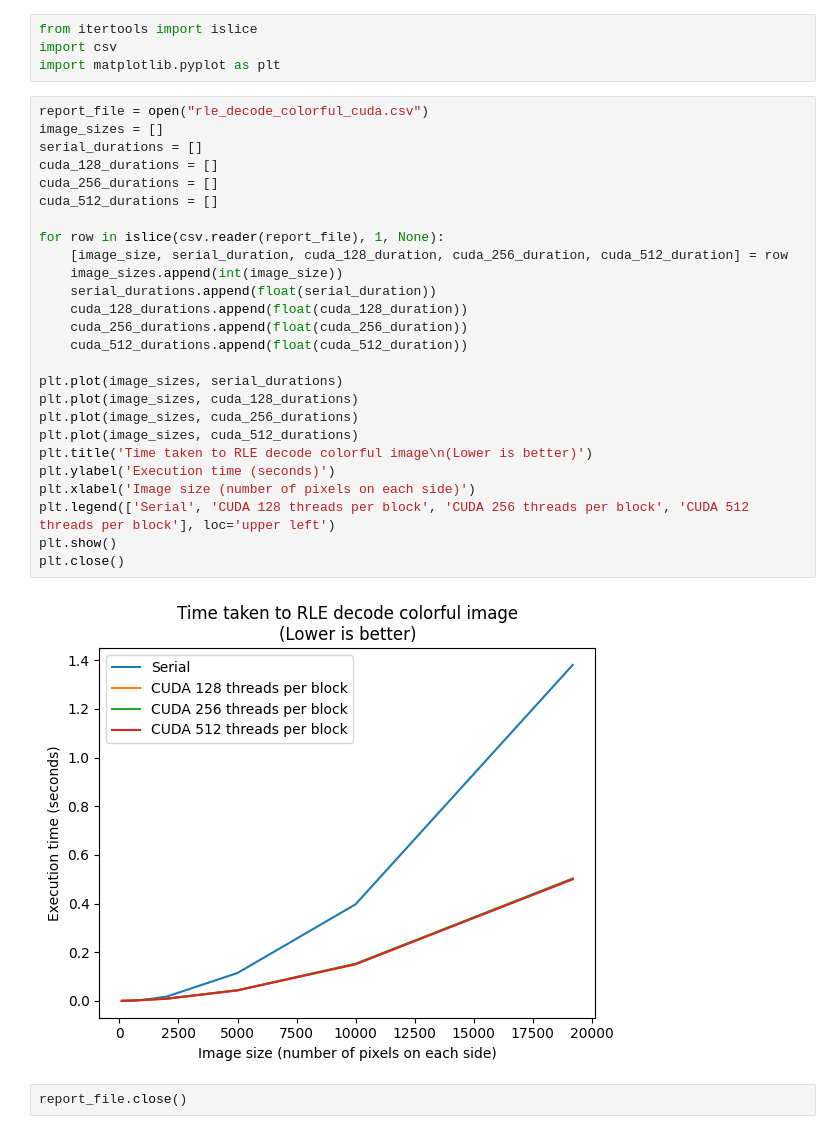
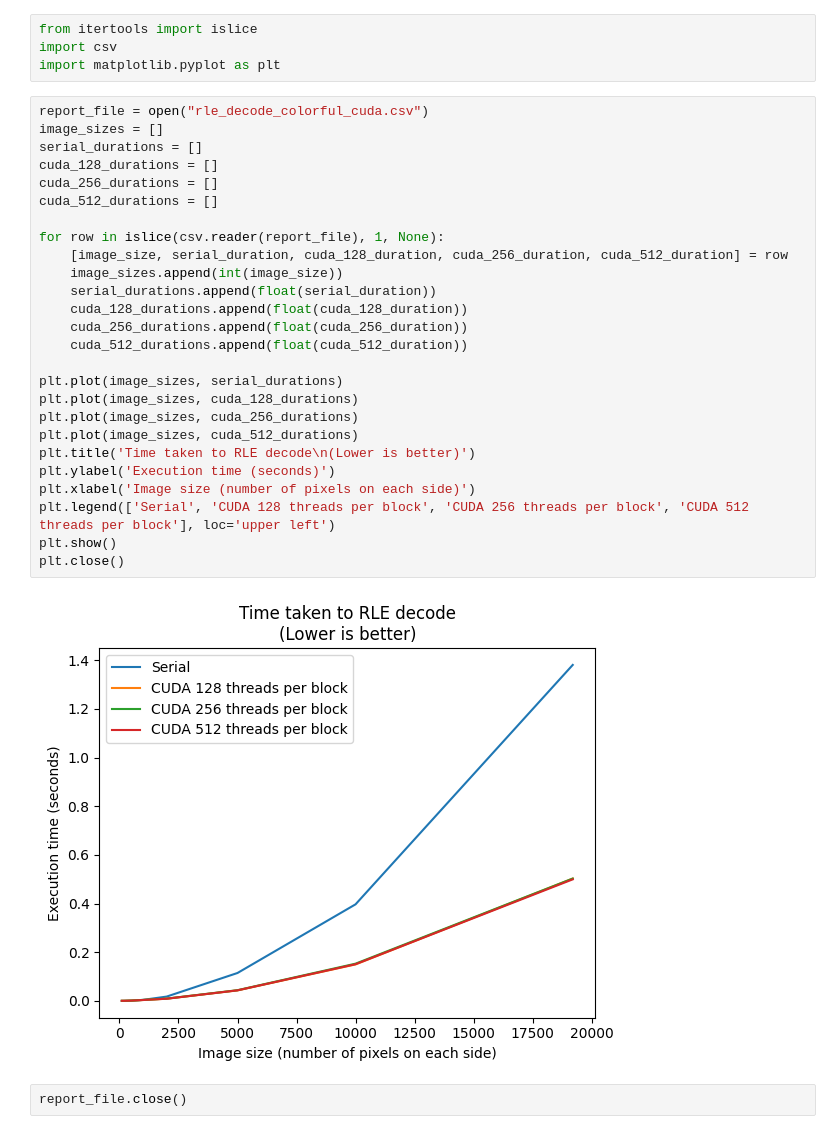
Before and after one commit to ii887522/rle-report, a Jupyter notebook: rle_decode_colorful_cuda.ipynb, the cells around one changed output. Cells and saved outputs as stored; diff of their text form.

```diff
--- a/rle_decode_colorful_cuda.ipynb
+++ b/rle_decode_colorful_cuda.ipynb
@@ -5,30 +5,30 @@ import matplotlib.pyplot as plt
 # %%
 report_file = open("rle_decode_colorful_cuda.csv")
 image_sizes = []
 serial_durations = []
 cuda_128_durations = []
 cuda_256_durations = []
 cuda_512_durations = []
 
 for row in islice(csv.reader(report_file), 1, None):
     [image_size, serial_duration, cuda_128_duration, cuda_256_duration, cuda_512_duration] = row
     image_sizes.append(int(image_size))
     serial_durations.append(float(serial_duration))
     cuda_128_durations.append(float(cuda_128_duration))
     cuda_256_durations.append(float(cuda_256_duration))
     cuda_512_durations.append(float(cuda_512_duration))
 
 plt.plot(image_sizes, serial_durations)
 plt.plot(image_sizes, cuda_128_durations)
 plt.plot(image_sizes, cuda_256_durations)
 plt.plot(image_sizes, cuda_512_durations)
-plt.title('Time taken to RLE decode colorful image\n(Lower is better)')
+plt.title('Time taken to RLE decode\n(Lower is better)')
 plt.ylabel('Execution time (seconds)')
 plt.xlabel('Image size (number of pixels on each side)')
 plt.legend(['Serial', 'CUDA 128 threads per block', 'CUDA 256 threads per block', 'CUDA 512 threads per block'], loc='upper left')
 plt.show()
 plt.close()
 # %% [output]
-[figure, old version]
+[figure, new version]
 # %%
 report_file.close()
```
Also changed, not shown: 9 other files.
